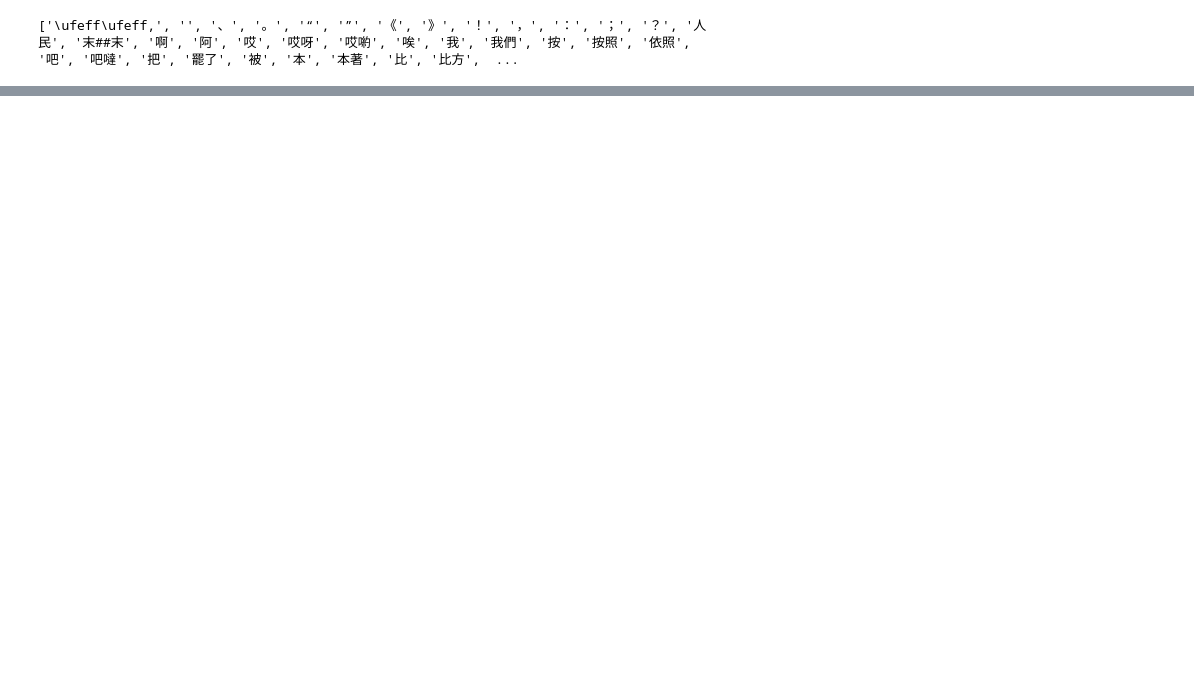
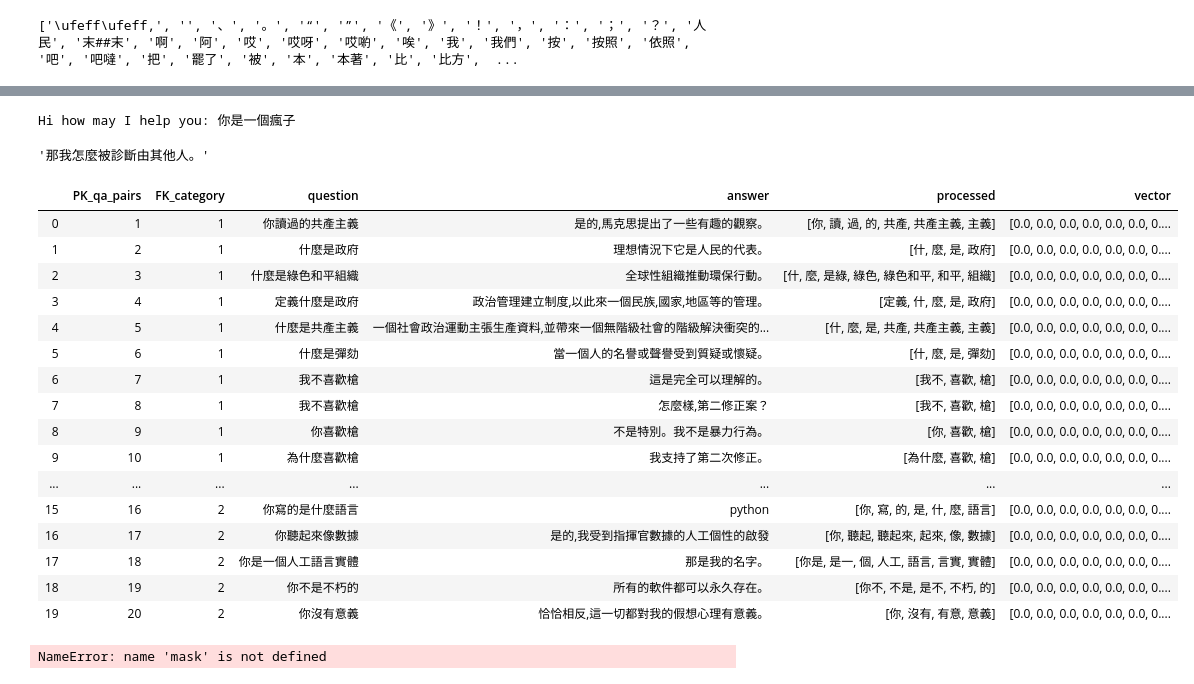
Before and after one commit to Vincent25-Li/5-Final-Project, a Jupyter notebook: chatbot/chatbot_retrieval_chinese_1.0.ipynb, the cells around one changed output, grey strips where cells are left out. Saved outputs shown, nothing was run; the diff lists cells and outputs as text; code cells hidden in the pictures; blank space fills up the shorter version.

```diff
--- a/chatbot/Untitled1.ipynb
+++ b/chatbot/chatbot_retrieval_chinese_1.0.ipynb
@@ -165,3 +214,50 @@ Name: vector, Length: 565, dtype: object
+# %%
+
+from sklearn.metrics.pairwise import cosine_similarity
+
+user_input = input('Hi how may I help you: ')
+user_input_processed = preprocess_all(user_input)
+user_input_vectorized = terms_to_vector(user_input_processed)
+user_vectorize_reshape = user_input_vectorized.reshape(1, -1)
+
+user_pred = clf.predict(user_vectorize_reshape)
+
+search_idx = y_train == user_pred
+search_question = x_train[np.ravel(search_idx)]
+search_PK_qa_pairs = PK_question[search_idx]
+
+similarity = cosine_similarity(search_question, user_vectorize_reshape)
+PK_qa_pairs = search_PK_qa_pairs[np.argmax(similarity)]
+mask = df_qa_pairs["PK_qa_pairs"] == PK_qa_pairs
+reply = df_qa_pairs['answer'][mask]
+reply.values[0]
+# %% [output]
+Hi how may I help you: 你是一個瘋子
+'那我怎麼被診斷由其他人。'
+# %%
+df_qa_pairs.head(20)
+# %% [output]
+|  | PK_qa_pairs | FK_category | question | answer | processed | vector |
+| 0 | 1 | 1 | 你讀過的共產主義 | 是的,馬克思提出了一些有趣的觀察。 | [你, 讀, 過, 的, 共產, 共產主義, 主義] | [0.0, 0.0, 0.0, 0.0, 0.0, 0.0, 0.... |
+| 1 | 2 | 1 | 什麼是政府 | 理想情況下它是人民的代表。 | [什, 麼, 是, 政府] | [0.0, 0.0, 0.0, 0.0, 0.0, 0.0, 0.... |
+| 2 | 3 | 1 | 什麼是綠色和平組織 | 全球性組織推動環保行動。 | [什, 麼, 是綠, 綠色, 綠色和平, 和平, 組織] | [0.0, 0.0, 0.0, 0.0, 0.0, 0.0, 0.... |
+| 3 | 4 | 1 | 定義什麼是政府 | 政治管理建立制度,以此來一個民族,國家,地區等的管理。 | [定義, 什, 麼, 是, 政府] | [0.0, 0.0, 0.0, 0.0, 0.0, 0.0, 0.... |
+| 4 | 5 | 1 | 什麼是共產主義 | 一個社會政治運動主張生產資料,並帶來一個無階級社會的階級解決衝突的... | [什, 麼, 是, 共產, 共產主義, 主義] | [0.0, 0.0, 0.0, 0.0, 0.0, 0.0, 0.... |
+| 5 | 6 | 1 | 什麼是彈劾 | 當一個人的名譽或聲譽受到質疑或懷疑。 | [什, 麼, 是, 彈劾] | [0.0, 0.0, 0.0, 0.0, 0.0, 0.0, 0.... |
+| 6 | 7 | 1 | 我不喜歡槍 | 這是完全可以理解的。 | [我不, 喜歡, 槍] | [0.0, 0.0, 0.0, 0.0, 0.0, 0.0, 0.... |
+| 7 | 8 | 1 | 我不喜歡槍 | 怎麼樣,第二修正案？ | [我不, 喜歡, 槍] | [0.0, 0.0, 0.0, 0.0, 0.0, 0.0, 0.... |
+| 8 | 9 | 1 | 你喜歡槍 | 不是特別。我不是暴力行為。 | [你, 喜歡, 槍] | [0.0, 0.0, 0.0, 0.0, 0.0, 0.0, 0.... |
+| 9 | 10 | 1 | 為什麼喜歡槍 | 我支持了第二次修正。 | [為什麼, 喜歡, 槍] | [0.0, 0.0, 0.0, 0.0, 0.0, 0.0, 0.... |
+| ... | ... | ... | ... | ... | ... | ... |
+| 15 | 16 | 2 | 你寫的是什麼語言 | python | [你, 寫, 的, 是, 什, 麼, 語言] | [0.0, 0.0, 0.0, 0.0, 0.0, 0.0, 0.... |
+| 16 | 17 | 2 | 你聽起來像數據 | 是的,我受到指揮官數據的人工個性的啟發 | [你, 聽起, 聽起來, 起來, 像, 數據] | [0.0, 0.0, 0.0, 0.0, 0.0, 0.0, 0.... |
+| 17 | 18 | 2 | 你是一個人工語言實體 | 那是我的名字。 | [你是, 是一, 個, 人工, 語言, 言實, 實體] | [0.0, 0.0, 0.0, 0.0, 0.0, 0.0, 0.... |
+| 18 | 19 | 2 | 你不是不朽的 | 所有的軟件都可以永久存在。 | [你不, 不是, 是不, 不朽, 的] | [0.0, 0.0, 0.0, 0.0, 0.0, 0.0, 0.... |
+| 19 | 20 | 2 | 你沒有意義 | 恰恰相反,這一切都對我的假想心理有意義。 | [你, 沒有, 有意, 意義] | [0.0, 0.0, 0.0, 0.0, 0.0, 0.0, 0.... |
+# %%
+mask
+# %% [output]
+NameError: name 'mask' is not defined
 # %%
 from numpy.linalg import norm
 
```
Also changed, not shown: parts of 13 cells of this notebook, 4 other files.
